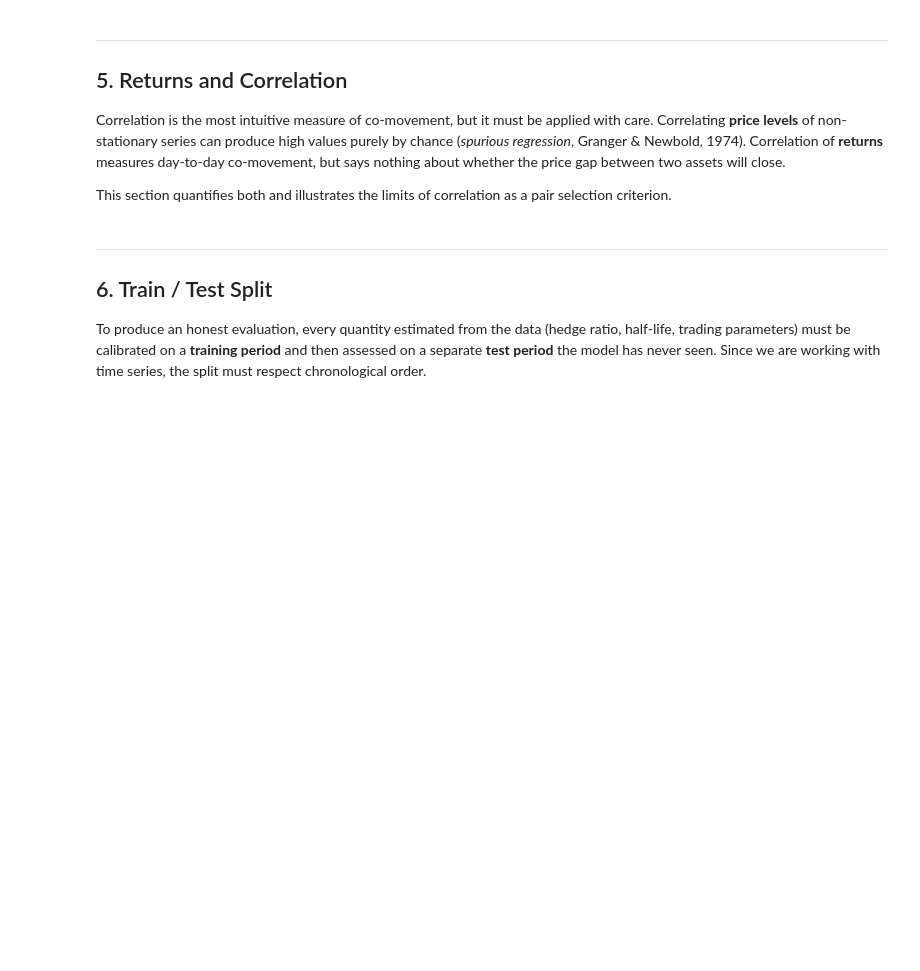
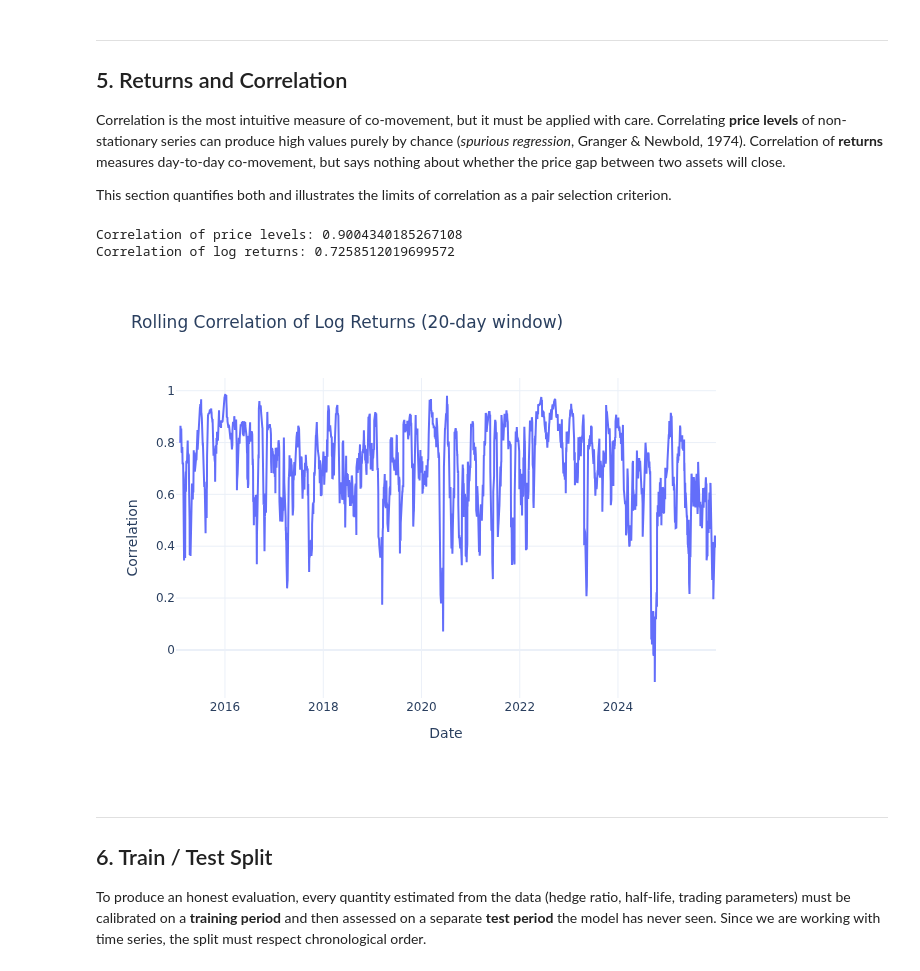
Before and after one commit to alexisgardy8-design/correlation_trading, a Jupyter notebook: pairs_trading.ipynb, the cells around one changed output. Drawn from its saved outputs; the diff is of its cells as text; code cells hidden in the pictures; blank space fills up the shorter version.

Commit message:
correlation vue

```diff
--- a/pairs_trading.ipynb
+++ b/pairs_trading.ipynb
@@ -194,3 +188,20 @@ This section quantifies both and illustrates the limits of correlation as a pair
+# %%
+df['log_price_a'] = np.log(df[TICKER_A])
+df['log_price_b'] = np.log(df[TICKER_B])
+df['log_return_a'] = df['log_price_a'].diff()
+df['log_return_b'] = df['log_price_b'].diff()
+
+print(f"Correlation of price levels: {df[TICKER_A].corr(df[TICKER_B])}")
+print(f"Correlation of log returns: {df['log_return_a'].corr(df['log_return_b'])}")
+
+fig = go.Figure()
+fig.add_trace(go.Scatter(x=df.index, y=df['log_return_a'].rolling(window=20).corr(df['log_return_b']), mode='lines', name='Rolling Correlation'))
+fig.update_layout(title='Rolling Correlation of Log Returns (20-day window)', xaxis_title='Date', yaxis_title='Correlation')
+fig.show()
+# %% [output]
+Correlation of price levels: 0.9004340185267108
+Correlation of log returns: 0.7258512019699572
+[figure, added]
 # %%
 # TODO: simulate pairs of independent random walks and study the distribution of their price correlation
 # TODO: conclude on the relevance of price correlation for pair selection
```
Also changed, not shown: parts of 2 cells of this notebook, 1 other file.
